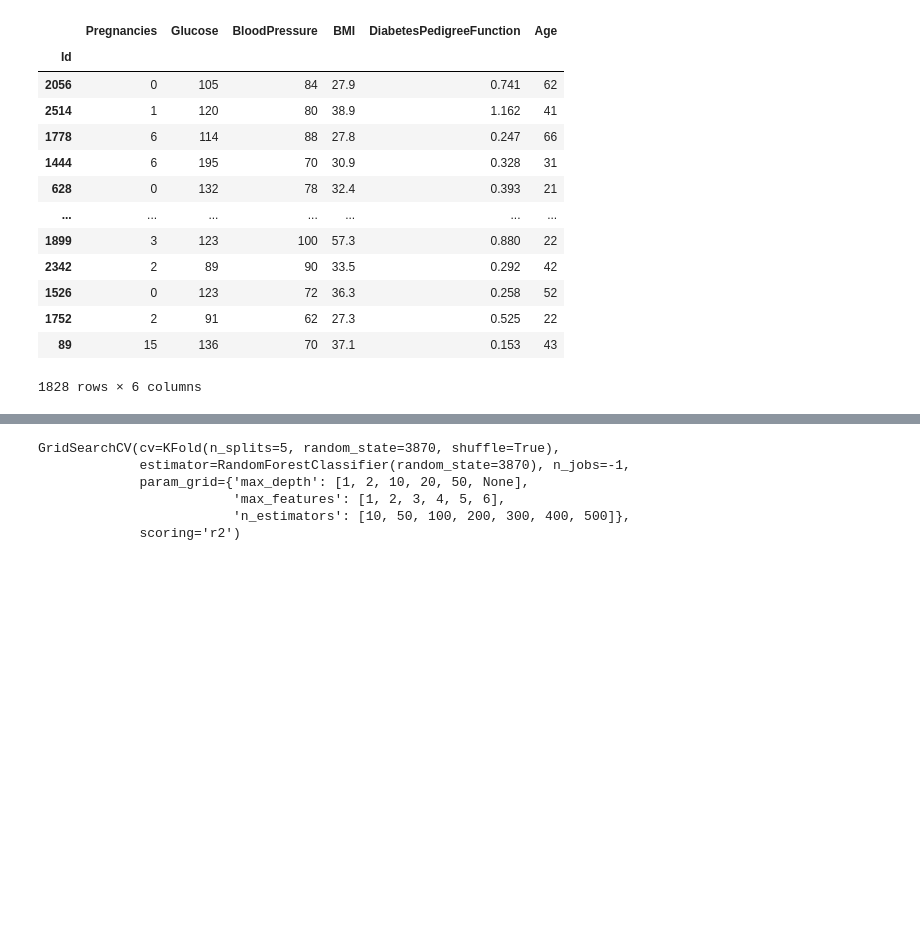
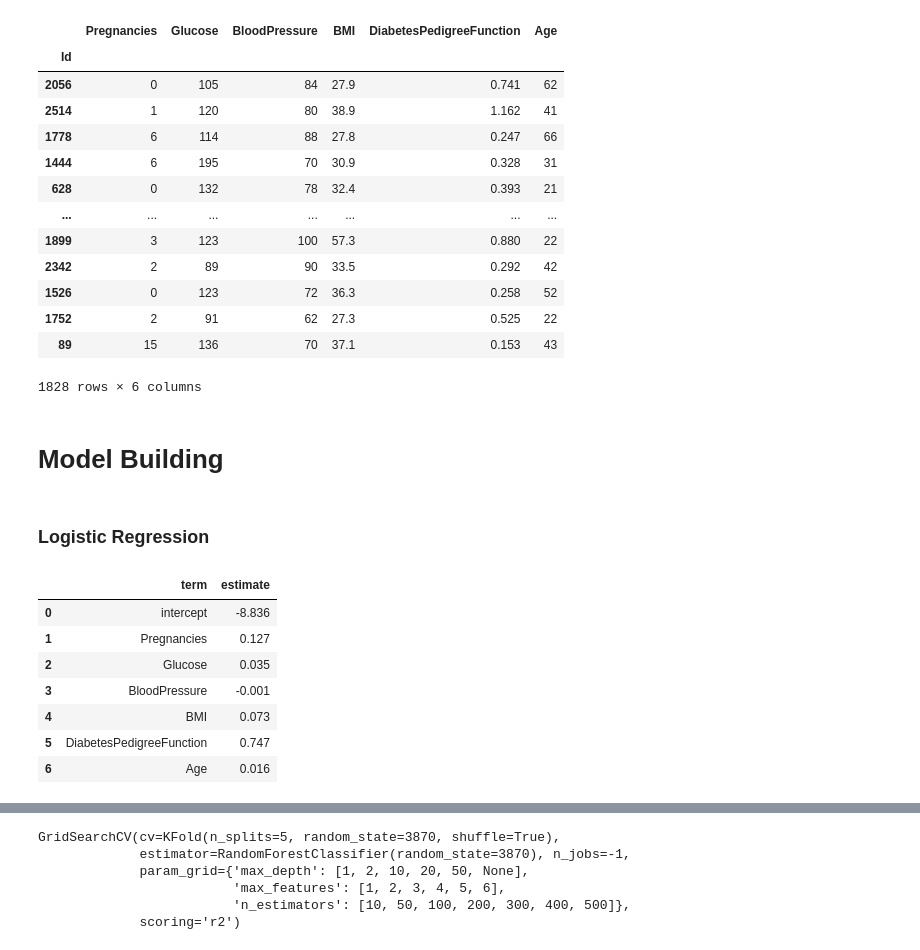
Before and after one commit to estasko/data_science_pinnacle, a Jupyter notebook: main.ipynb, the cells around one changed output, grey strips where cells are left out. Drawn from its saved outputs; the diff is of its cells as text; code cells hidden in the pictures; blank space fills up the shorter version.

```diff
--- a/main.ipynb
+++ b/main.ipynb
@@ -404,3 +403,26 @@ x_train
 | 1752 | 2 | 91 | 62 | 27.3 | 0.525 | 22 |
 | 89 | 15 | 136 | 70 | 37.1 | 0.153 | 43 |
 1828 rows × 6 columns
+# %% [markdown]
+# Model Building
+# %% [markdown]
+### Logistic Regression
+# %%
+log_reg = (
+    lm.LogisticRegression(penalty = None, solver = 'lbfgs', max_iter = 1000)
+    .fit(X = x_train, y = y_train)
+)
+# Displaying the model estimates
+pd.DataFrame({
+    'term': ['intercept'] + x_train.columns.tolist(),
+    'estimate': np.concatenate((log_reg.intercept_, log_reg.coef_.flatten()), axis = 0).round(3)
+})
+# %% [output]
+|  | term | estimate |
+| 0 | intercept | -8.836 |
+| 1 | Pregnancies | 0.127 |
+| 2 | Glucose | 0.035 |
+| 3 | BloodPressure | -0.001 |
+| 4 | BMI | 0.073 |
+| 5 | DiabetesPedigreeFunction | 0.747 |
+| 6 | Age | 0.016 |
```
Also changed, not shown: parts of 7 cells of this notebook, 1 other file.
